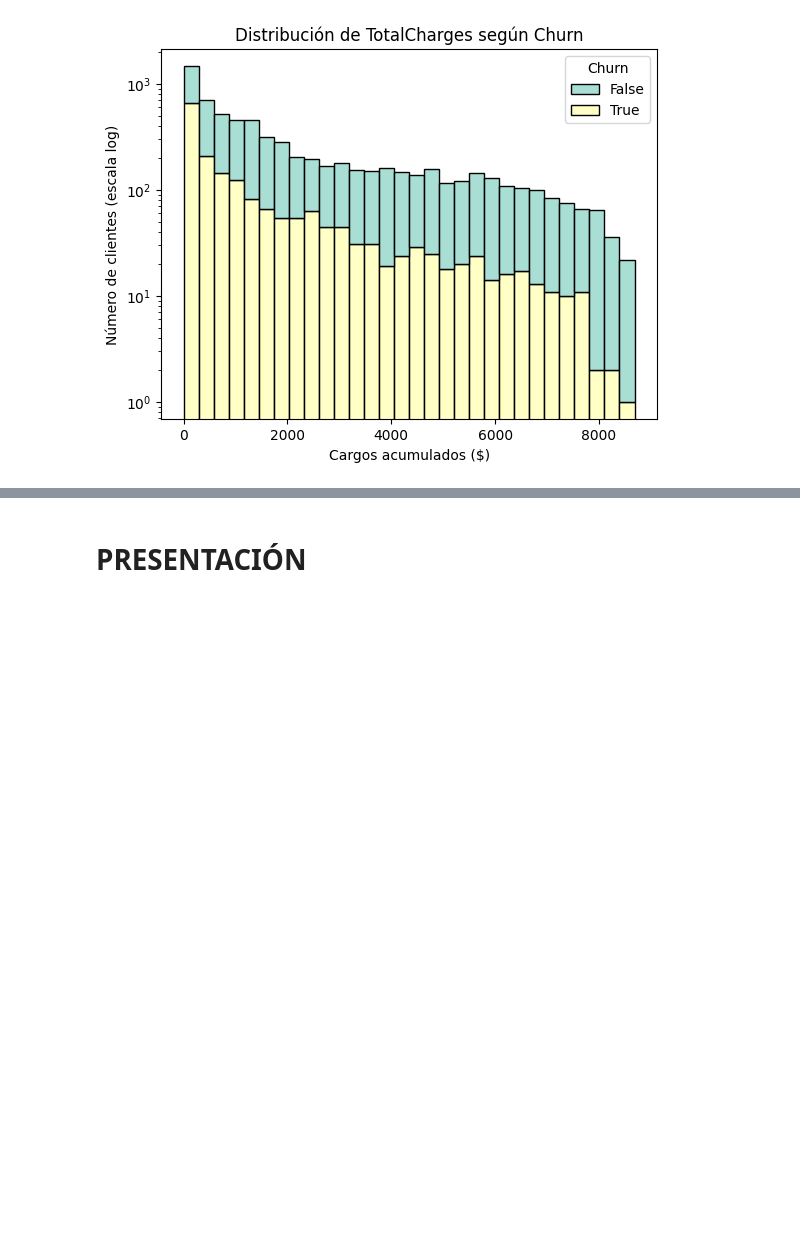
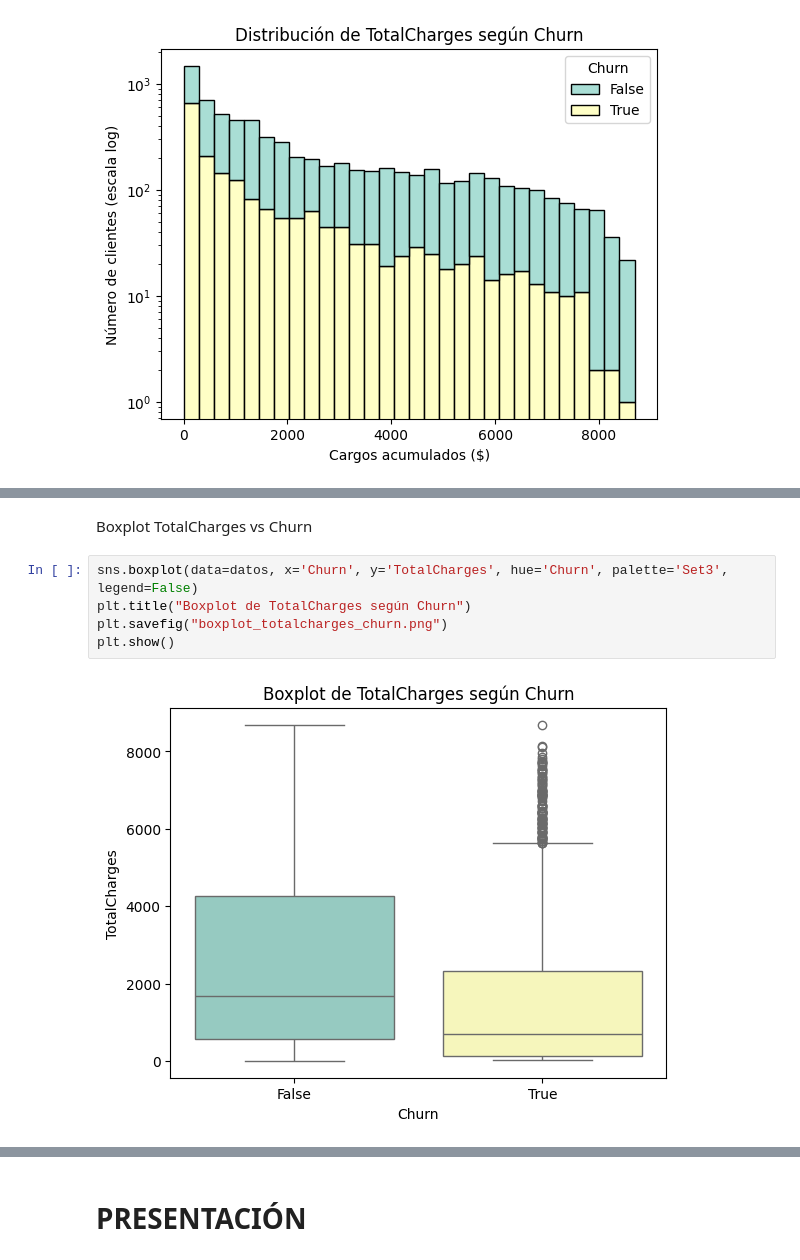
Before and after one commit to mauloredo/Challenge_Telecom_X2, a Jupyter notebook: x2.ipynb, the cells around one changed output, grey strips where cells are left out. Saved outputs shown, nothing was run; the diff lists cells and outputs as text; blank space fills up the shorter version.

```diff
--- a/x2.ipynb
+++ b/x2.ipynb
@@ -416,0 +451,9 @@ plt.show()
+# %% [markdown]
+Boxplot TotalCharges vs Churn
+# %%
+sns.boxplot(data=datos, x='Churn', y='TotalCharges', hue='Churn', palette='Set3', legend=False)
+plt.title("Boxplot de TotalCharges según Churn")
+plt.savefig("boxplot_totalcharges_churn.png")
+plt.show()
+# %% [output]
+[figure, added]
```
Also changed, not shown: parts of 6 cells of this notebook.
